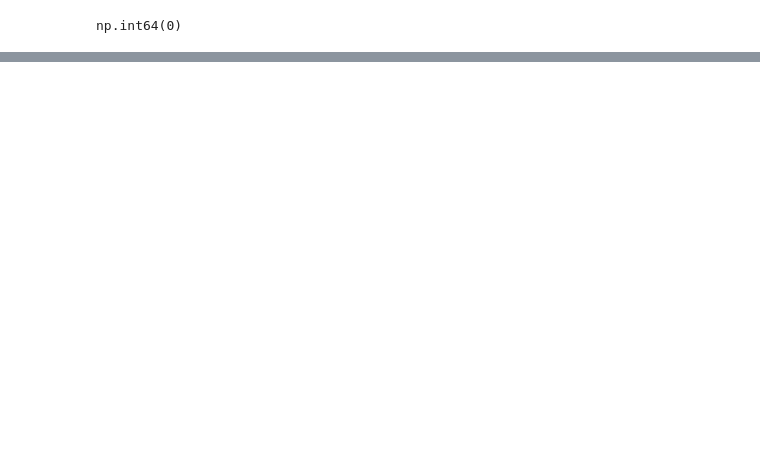
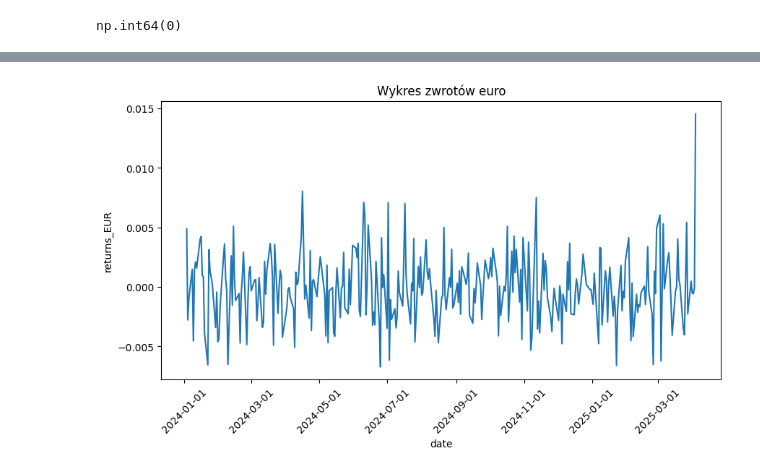
Before and after one commit to rafglo/Industry-Risk-Management, a Jupyter notebook: irm2.ipynb, the cells around one changed output, grey strips where cells are left out. Saved outputs shown, nothing was run; the diff lists cells and outputs as text; code cells hidden in the pictures; blank space fills up the shorter version.

```diff
--- a/irm2.ipynb
+++ b/irm2.ipynb
@@ -57,0 +83,3 @@ plt.show()
+# %%
+df["returns_USD"] = np.log(1 + df["USD"].pct_change())
+df["returns_EUR"] = np.log(1 + df["EUR"].pct_change())
@@ -57,0 +97,2 @@ plt.show()
+# %%
+df.dropna(inplace=True)
@@ -57,0 +115,11 @@ plt.show()
+# %%
+
+plt.figure(figsize=(10, 5))
+sns.lineplot(data=df, x="date", y="returns_EUR")
+plt.xticks(rotation=45)
+plt.gca().xaxis.set_major_locator(mdates.AutoDateLocator())
+plt.gca().xaxis.set_major_formatter(mdates.DateFormatter("%Y-%m-%d"))
+plt.title("Wykres zwrotów euro")
+plt.show()
+# %% [output]
+[figure, added]
```
Also changed, not shown: parts of 8 cells of this notebook, 1 other file.
